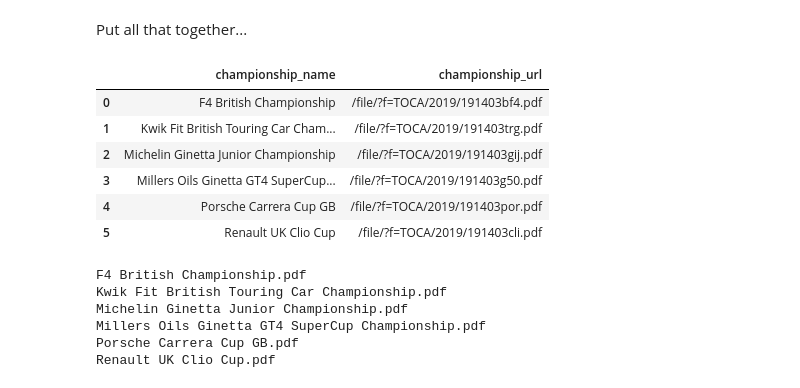
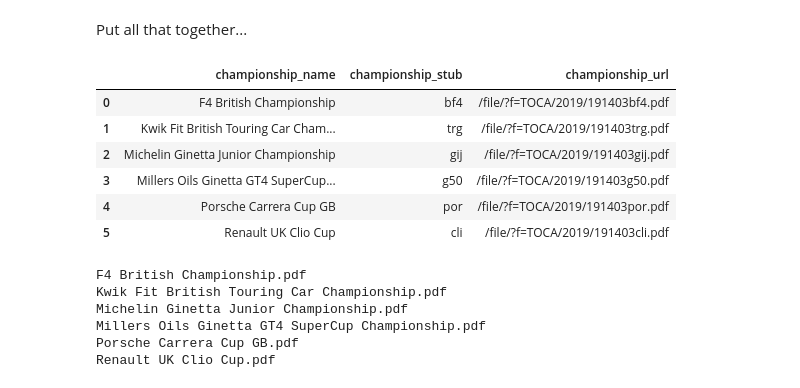
Before and after one commit to f1datajunkie/TSL, a Jupyter notebook: notebooks/TSL - BTCC Scraper.ipynb, the cells around one changed output. Saved outputs shown, nothing was run; the diff lists cells and outputs as text; code cells hidden in the pictures.

Commit message:
Get championship stub code from PDF file name

```diff
--- a/notebooks/TSL - BTCC Scraper.ipynb
+++ b/notebooks/TSL - BTCC Scraper.ipynb
@@ -202,42 +202,43 @@ def get_TSL_event_data(event_id = 191403, download = False, dirpath='results'):
 
     if data_available:
         events=eventsoup.findAll('div',{'class':'championshipDiv'})
 
         if not os.path.exists(dirpath):
             os.makedirs(dirpath)
 
         for event in events:
             championship_name = event.find('h3').text
             championship_url = event.find('a')['href']
-
+            championship_stub = championship_url.split('/')[-1].split('.')[0].replace(str(event_id),'')
             _data.append({'championship_name':championship_name,
-                          'championship_url':championship_url})
+                          'championship_url':championship_url,
+                          'championship_stub': championship_stub})
 
             if download:
                 print('Downloading: {} [{}]'.format(championship_name, championship_url))
                 if championship_url.endswith('.pdf'):
                     cmd = 'curl -o "{fp}" {url}'.format(url='{}{}'.format(domain,championship_url),
                                                         fp='{}/{}.pdf'.format(dirpath,championship_name))
                     os.system(cmd)
 
         if download:
             print('Files downloaded to: {}'.format(dirpath))
 
     return pd.DataFrame( _data )
 
 #p = '{}/{}/{}'.format(download_dir_base,series,year)
 #get_TSL_event_data(dirpath = p)
 get_TSL_event_data()
 
 #Looks like we can pull out further srubs from end of PDF filename?
 # %% [output]
-|  | championship_name | championship_url |
-| 0 | F4 British Championship | /file/?f=TOCA/2019/191403bf4.pdf |
-| 1 | Kwik Fit British Touring Car Cham... | /file/?f=TOCA/2019/191403trg.pdf |
-| 2 | Michelin Ginetta Junior Championship | /file/?f=TOCA/2019/191403gij.pdf |
-| 3 | Millers Oils Ginetta GT4 SuperCup... | /file/?f=TOCA/2019/191403g50.pdf |
-| 4 | Porsche Carrera Cup GB | /file/?f=TOCA/2019/191403por.pdf |
-| 5 | Renault UK Clio Cup | /file/?f=TOCA/2019/191403cli.pdf |
+|  | championship_name | championship_stub | championship_url |
+| 0 | F4 British Championship | bf4 | /file/?f=TOCA/2019/191403bf4.pdf |
+| 1 | Kwik Fit British Touring Car Cham... | trg | /file/?f=TOCA/2019/191403trg.pdf |
+| 2 | Michelin Ginetta Junior Championship | gij | /file/?f=TOCA/2019/191403gij.pdf |
+| 3 | Millers Oils Ginetta GT4 SuperCup... | g50 | /file/?f=TOCA/2019/191403g50.pdf |
+| 4 | Porsche Carrera Cup GB | por | /file/?f=TOCA/2019/191403por.pdf |
+| 5 | Renault UK Clio Cup | cli | /file/?f=TOCA/2019/191403cli.pdf |
 # %%
 !ls ./toca/2019
 # %% [output]
```
Also changed, not shown: parts of 2 cells of this notebook, 1 other file.
